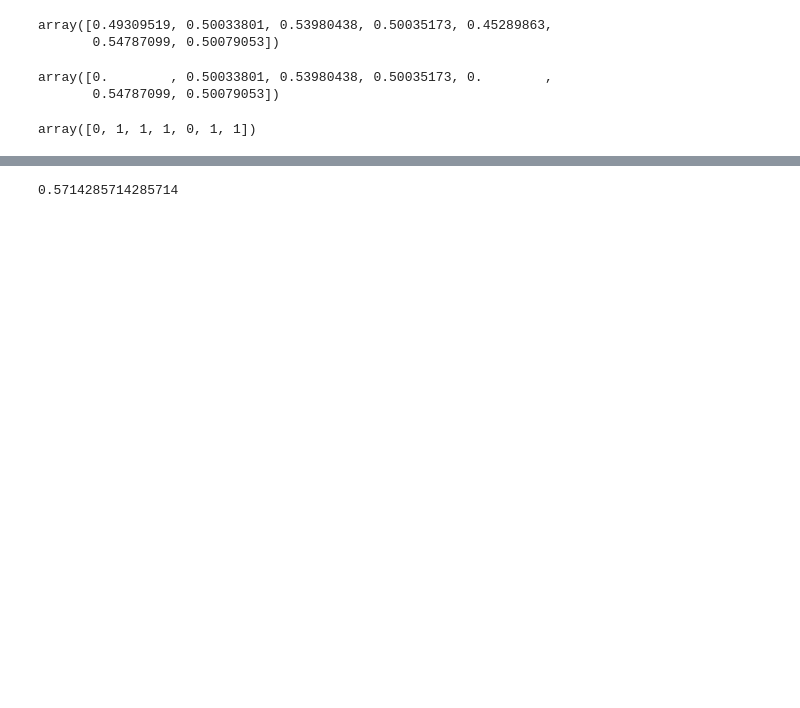
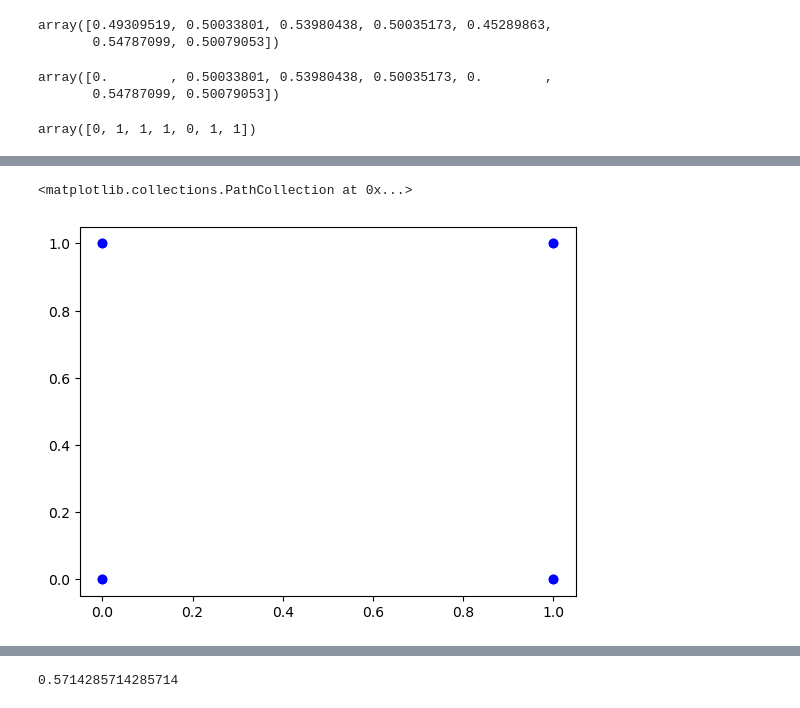
Before and after one commit to Mukundh0007/MLAssignments, a Jupyter notebook: 21bai1133_MLex5.ipynb, the cells around one changed output, grey strips where cells are left out. Cells and saved outputs as stored; diff of their text form; code cells hidden in the pictures; blank space fills up the shorter version.

```diff
--- a/21bai1133_MLex5.ipynb
+++ b/21bai1133_MLex5.ipynb
@@ -137,0 +172,5 @@ array([0, 1, 1, 1, 0, 1, 1])
+# %%
+plt.scatter(x_test[:,0],y_test,color='blue')
+# %% [output]
+<matplotlib.collections.PathCollection at 0x...>
+[figure, added]
```
Also changed, not shown: parts of 26 cells of this notebook, 2 other files.
